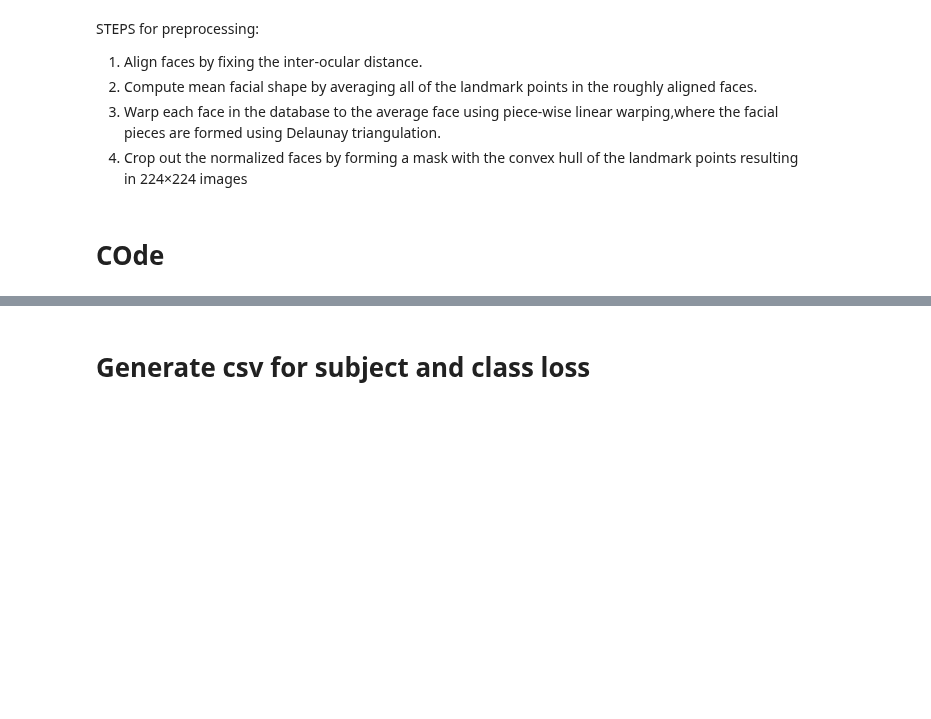
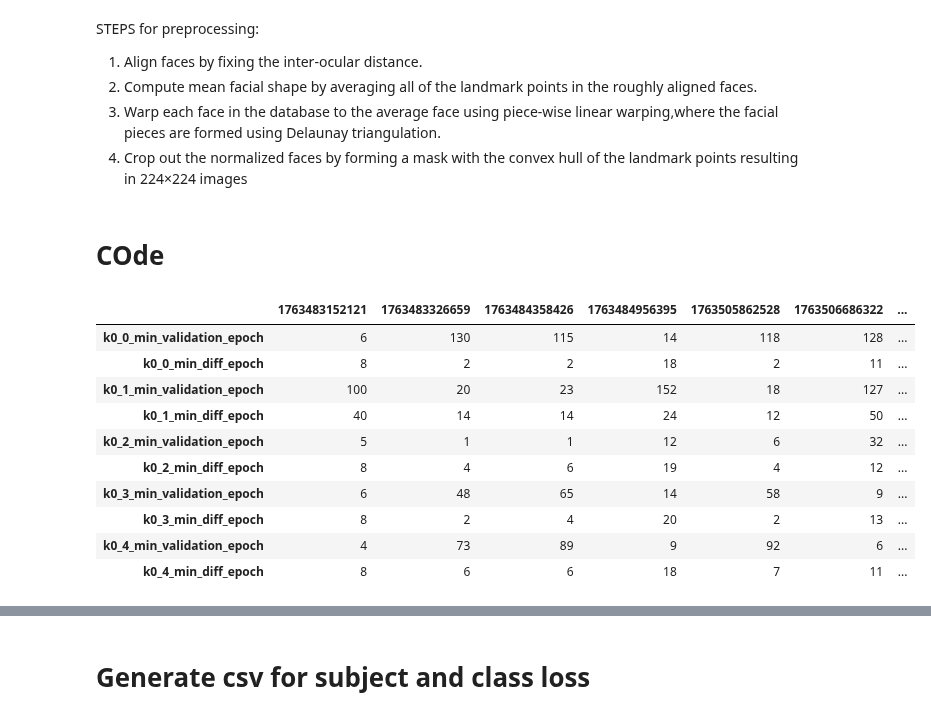
Before and after one commit to villifCoder559/PainAssessmentVideo, a Jupyter notebook: test.ipynb, the cells around one changed output, grey strips where cells are left out. Saved outputs shown, nothing was run; the diff lists cells and outputs as text; code cells hidden in the pictures; blank space fills up the shorter version.

```diff
--- a/test.ipynb
+++ b/test.ipynb
@@ -83,0 +82,59 @@ best_epoch_dict
+# %%
+from new_plot_res_from_server import find_results_files
+import pickle
+import os
+import pandas as pd
+
+
+folder_tests_path = "/media/villi/TOSHIBA EXT/test_video/test_Nov_21/hyper_search"
+list_results_files = find_results_files(folder_tests_path)
+dict_all_results = {}
+for path in list_results_files:
+  test_folder = os.path.basename(os.path.dirname(path))
+  test_id = test_folder.split('_')[0]
+  with open(path, 'rb') as f:
+    data = pickle.load(f)
+  dict_all_results[test_id] = {}
+  # save train and validation losses
+  for k,v in data['results'].items():
+    if 'final' in k:
+      continue
+    dict_all_results[test_id][k] = {}
+    dict_all_results[test_id][k]['train_loss'] = data['results'][k]['train_val']['train_losses']
+    dict_all_results[test_id][k]['val_loss'] = data['results'][k]['train_val']['val_losses']
+    dict_all_results[test_id][k]['fold_subfold'] = k
+
+records = {}
+for test_id, results in dict_all_results.items():
+  min_loss_dict = {}
+  for fold_subfold, res in results.items():
+    min_val_loss_epoch = res['val_loss'].index(min(res['val_loss']))
+    diff_train_val = [abs(t - v) for t, v in zip(res['train_loss'], res['val_loss'])]
+    best_epoch_min_diff = diff_train_val.index(min(diff_train_val))
+    fold_subfold = fold_subfold.replace('_cross_val_sub', '')
+    min_loss_dict[f'{fold_subfold}_min_validation_epoch'] = min_val_loss_epoch
+    min_loss_dict[f'{fold_subfold}_min_diff_epoch'] = best_epoch_min_diff
+    # min_loss_dict[fold_subfold] = {'min_validation_epoch': min_val_loss_epoch,
+    #                                'min_diff_epoch': best_epoch_min_diff}
+  records[test_id] = min_loss_dict
+  # best_epoch_min_loss = results['val_loss'].index(min(results['val_loss']))
+  # records.append({
+  #     'test_id': test_id,
+  #     'best_epoch_min_val_loss': best_epoch_min_loss,
+  #     'best_epoch_min_diff': best_epoch_min_diff
+  # })
+
+df_best_epochs = pd.DataFrame.from_records(records)
+df_best_epochs
+# %% [output]
+|  | 1763483152121 | 1763483326659 | 1763484358426 | 1763484956395 | 1763505862528 | 1763506686322 | ... |
+| k0_0_min_validation_epoch | 6 | 130 | 115 | 14 | 118 | 128 | ... |
+| k0_0_min_diff_epoch | 8 | 2 | 2 | 18 | 2 | 11 | ... |
+| k0_1_min_validation_epoch | 100 | 20 | 23 | 152 | 18 | 127 | ... |
+| k0_1_min_diff_epoch | 40 | 14 | 14 | 24 | 12 | 50 | ... |
+| k0_2_min_validation_epoch | 5 | 1 | 1 | 12 | 6 | 32 | ... |
+| k0_2_min_diff_epoch | 8 | 4 | 6 | 19 | 4 | 12 | ... |
+| k0_3_min_validation_epoch | 6 | 48 | 65 | 14 | 58 | 9 | ... |
+| k0_3_min_diff_epoch | 8 | 2 | 4 | 20 | 2 | 13 | ... |
+| k0_4_min_validation_epoch | 4 | 73 | 89 | 9 | 92 | 6 | ... |
+| k0_4_min_diff_epoch | 8 | 6 | 6 | 18 | 7 | 11 | ... |
```
Also changed, not shown: parts of 2 cells of this notebook.
